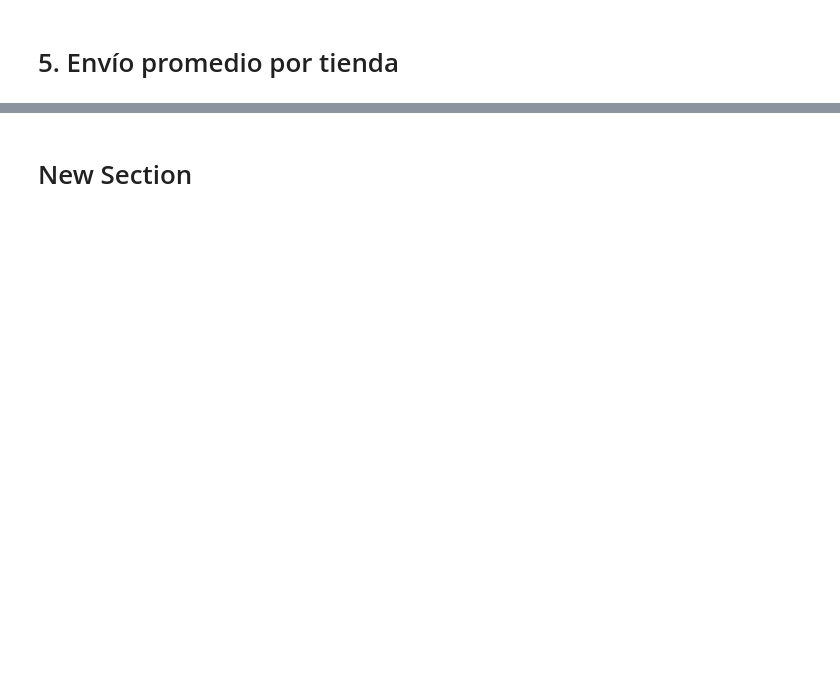
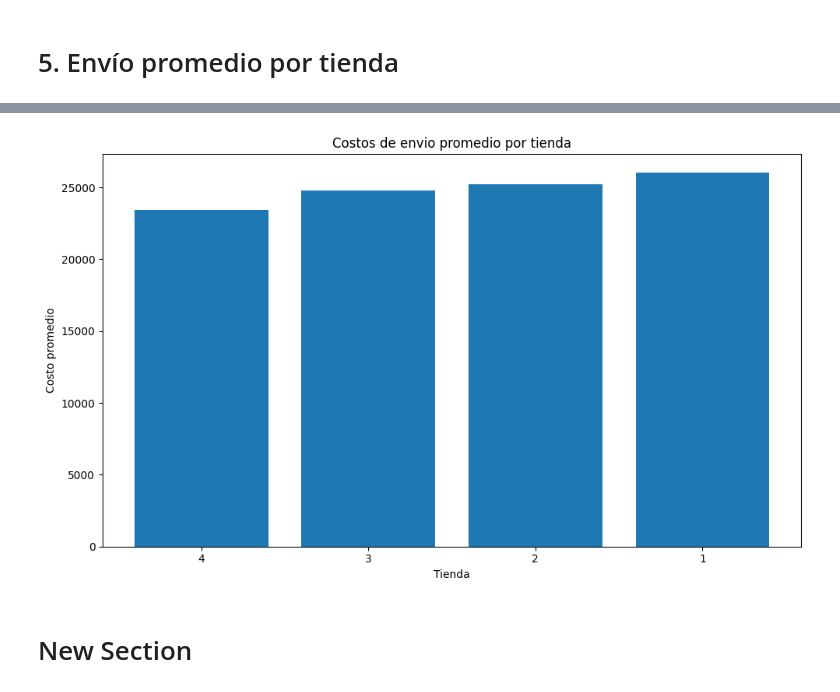
Before and after one commit to Yovan05/alura-store-latam, a Jupyter notebook: AluraStoreLatam.ipynb, the cells around one changed output, grey strips where cells are left out. Cells and saved outputs as stored; diff of their text form; code cells hidden in the pictures; blank space fills up the shorter version.

```diff
--- a/AluraStoreLatam.ipynb
+++ b/AluraStoreLatam.ipynb
@@ -537,2 +684,14 @@ plt.show()
 # %% [markdown]
 # 5. Envío promedio por tienda
+# %%
+costo_promedio_envio_tienda1=tienda['Costo de envío'].mean()
+costo_promedio_envio_tienda2=tienda2['Costo de envío'].mean()
+costo_promedio_envio_tienda3=tienda3['Costo de envío'].mean()
+costo_promedio_envio_tienda4=tienda4['Costo de envío'].mean()
+costo_promedio_envio_tiendas = {
+    "Tiendas": ["1", "2", "3", "4"],
+    "Costos de envio": [costo_promedio_envio_tienda1, costo_promedio_envio_tienda2, costo_promedio_envio_tienda3, costo_promedio_envio_tienda4]
+}
+
+tabla_costo_envios = pd.DataFrame(costo_promedio_envio_tiendas)
+tabla_costo_envios.sort_values(by="Costos de envio")
@@ -539,2 +704,16 @@ plt.show()
+# %%
+plt.figure(figsize=(10, 6))
+
+plt.bar(x=tabla_costo_envios.sort_values(by="Costos de envio")['Tiendas'],
+        height=tabla_costo_envios.sort_values(by="Costos de envio")['Costos de envio'])
+
+plt.title('Costos de envio promedio por tienda')
+plt.xlabel('Tienda')
+plt.ylabel('Costo promedio')
+
+plt.tight_layout()
+plt.show()
+# %% [output]
+[figure, added]
 # %% [markdown]
 # New Section
```
Also changed, not shown: parts of 8 cells of this notebook.
